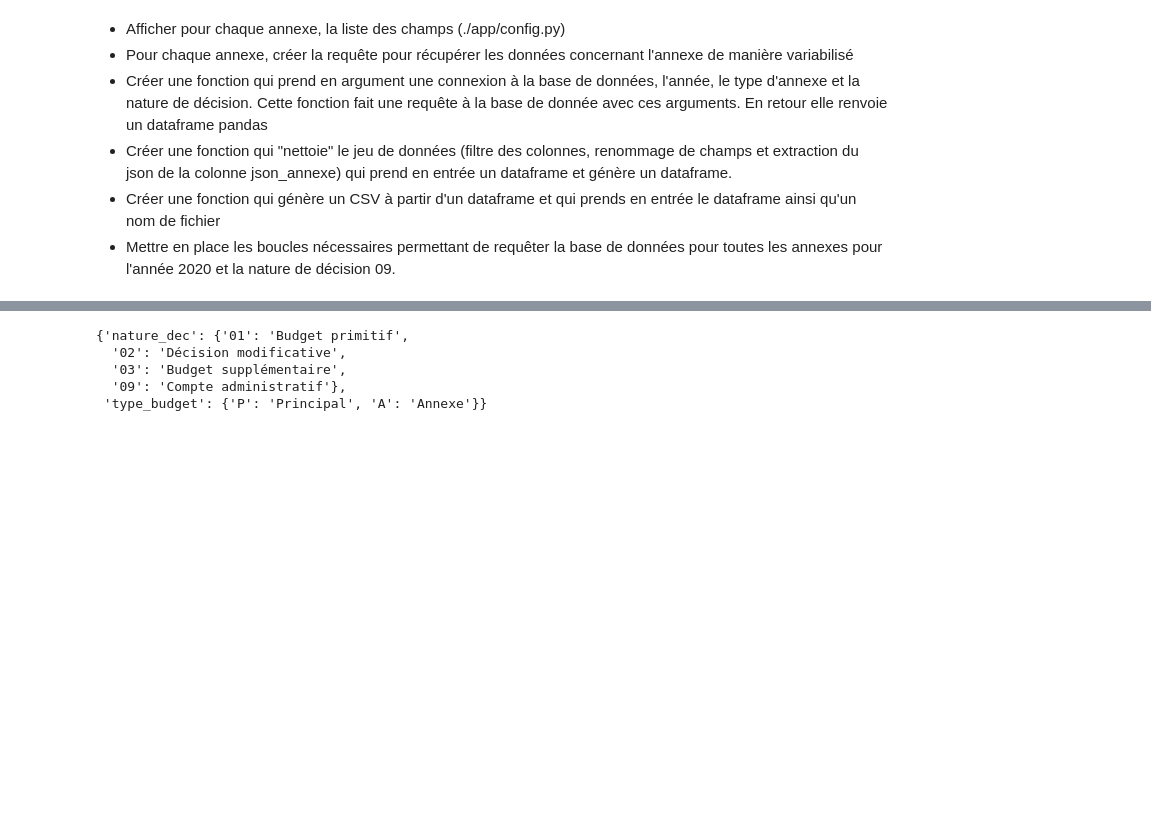
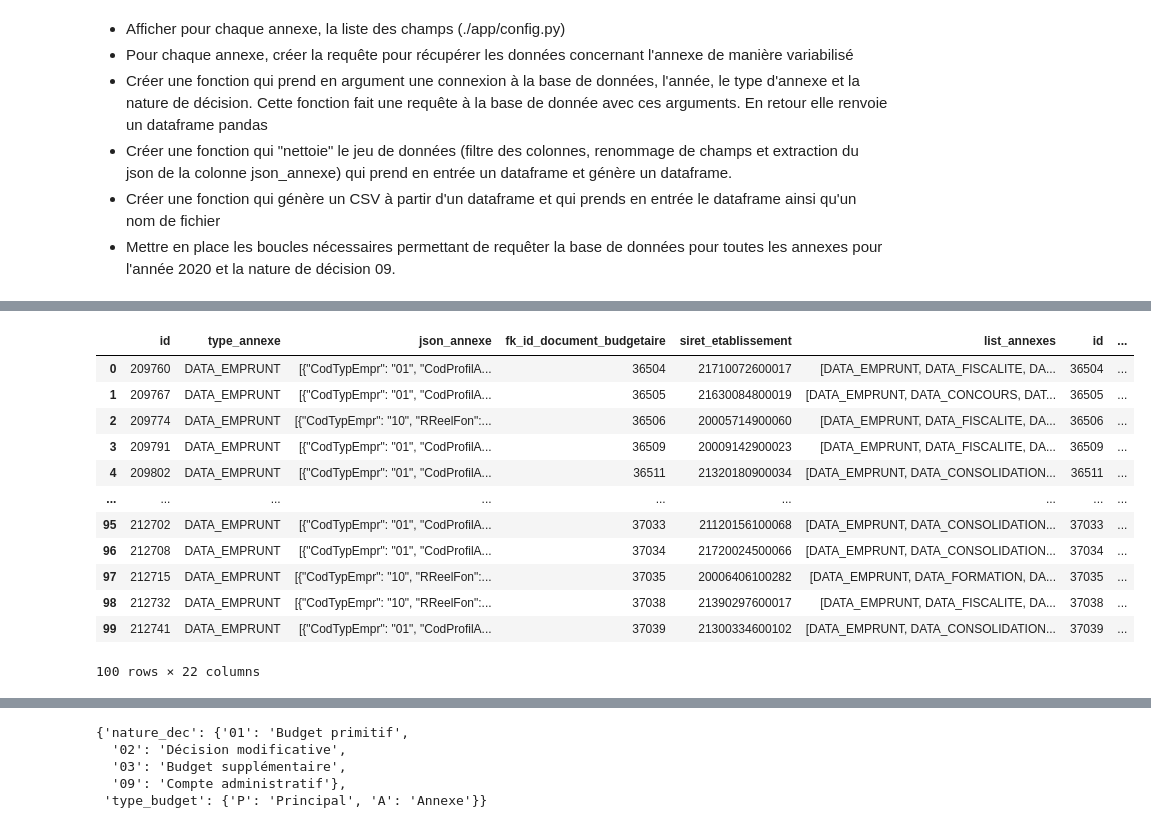
Before and after one commit to Naxxos/dataprep-ab, a Jupyter notebook: extract_to_csv.ipynb, the cells around one changed output, grey strips where cells are left out. Drawn from its saved outputs; the diff is of its cells as text; code cells hidden in the pictures; blank space fills up the shorter version.

```diff
--- a/extract_to_csv.ipynb
+++ b/extract_to_csv.ipynb
@@ -70,0 +110,16 @@ get_data(connexion= conn, annexe= 'DATA_EMPRUNT', year='2020')
+# %%
+df_emprunt
+# %% [output]
+|  | id | type_annexe | json_annexe | fk_id_document_budgetaire | siret_etablissement | list_annexes | id | ... |
+| 0 | 209760 | DATA_EMPRUNT | [{"CodTypEmpr": "01", "CodProfilA... | 36504 | 21710072600017 | [DATA_EMPRUNT, DATA_FISCALITE, DA... | 36504 | ... |
+| 1 | 209767 | DATA_EMPRUNT | [{"CodTypEmpr": "01", "CodProfilA... | 36505 | 21630084800019 | [DATA_EMPRUNT, DATA_CONCOURS, DAT... | 36505 | ... |
+| 2 | 209774 | DATA_EMPRUNT | [{"CodTypEmpr": "10", "RReelFon":... | 36506 | 20005714900060 | [DATA_EMPRUNT, DATA_FISCALITE, DA... | 36506 | ... |
+| 3 | 209791 | DATA_EMPRUNT | [{"CodTypEmpr": "01", "CodProfilA... | 36509 | 20009142900023 | [DATA_EMPRUNT, DATA_FISCALITE, DA... | 36509 | ... |
+| 4 | 209802 | DATA_EMPRUNT | [{"CodTypEmpr": "01", "CodProfilA... | 36511 | 21320180900034 | [DATA_EMPRUNT, DATA_CONSOLIDATION... | 36511 | ... |
+| ... | ... | ... | ... | ... | ... | ... | ... | ... |
+| 95 | 212702 | DATA_EMPRUNT | [{"CodTypEmpr": "01", "CodProfilA... | 37033 | 21120156100068 | [DATA_EMPRUNT, DATA_CONSOLIDATION... | 37033 | ... |
+| 96 | 212708 | DATA_EMPRUNT | [{"CodTypEmpr": "01", "CodProfilA... | 37034 | 21720024500066 | [DATA_EMPRUNT, DATA_CONSOLIDATION... | 37034 | ... |
+| 97 | 212715 | DATA_EMPRUNT | [{"CodTypEmpr": "10", "RReelFon":... | 37035 | 20006406100282 | [DATA_EMPRUNT, DATA_FORMATION, DA... | 37035 | ... |
+| 98 | 212732 | DATA_EMPRUNT | [{"CodTypEmpr": "10", "RReelFon":... | 37038 | 21390297600017 | [DATA_EMPRUNT, DATA_FISCALITE, DA... | 37038 | ... |
+| 99 | 212741 | DATA_EMPRUNT | [{"CodTypEmpr": "01", "CodProfilA... | 37039 | 21300334600102 | [DATA_EMPRUNT, DATA_CONSOLIDATION... | 37039 | ... |
+100 rows × 22 columns
```
Also changed, not shown: parts of 35 cells of this notebook, 1 other file.
